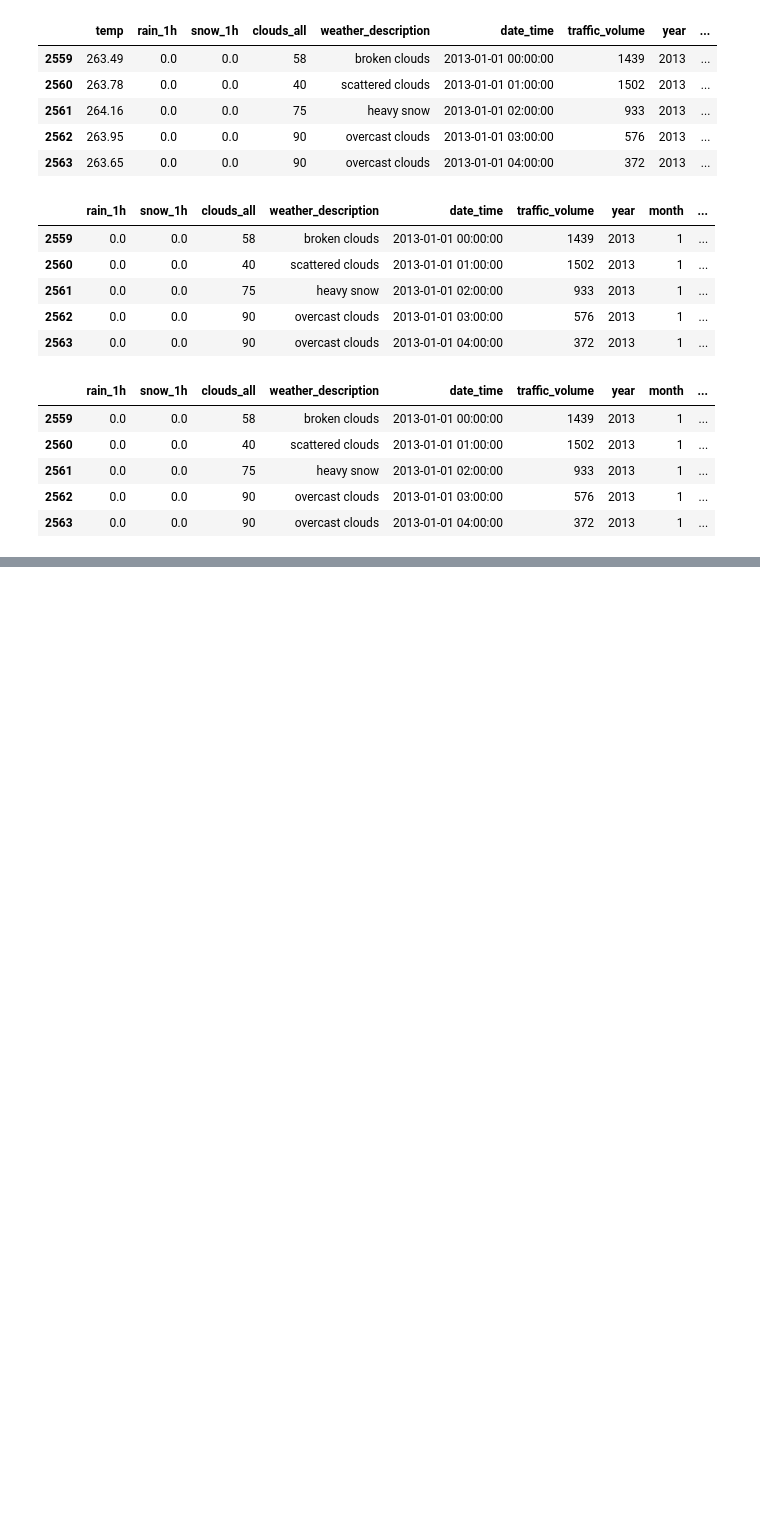
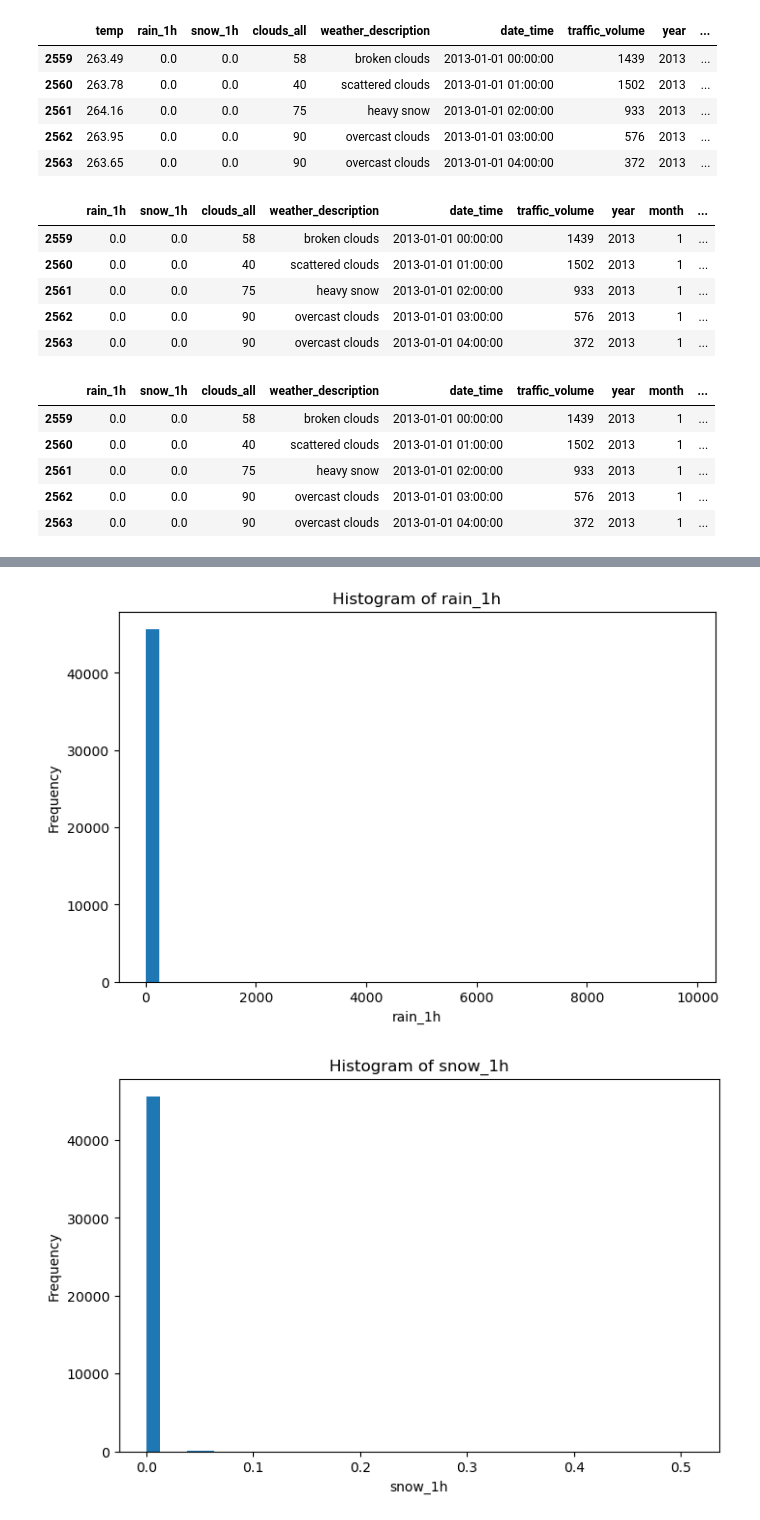
Before and after one commit to Titaniel3/ASDA_2025_Group_1_Portfolio_new, a Jupyter notebook: notebooks/week 8 DL_draft.ipynb, the cells around one changed output, grey strips where cells are left out. Drawn from its saved outputs; the diff is of its cells as text; code cells hidden in the pictures; blank space fills up the shorter version.

```diff
--- a/notebooks/week 8 DL_draft.ipynb
+++ b/notebooks/week 8 DL_draft.ipynb
@@ -249,0 +267,25 @@ df.to_excel("../datasets/travic dataset cleaned.xlsx", index=False)
+# %%
+
+
+# List of variables to visualize
+vars_to_plot = ["rain_1h", "snow_1h", "clouds_all", "temp_c"]
+
+# Histograms
+for var in vars_to_plot:
+    plt.figure(figsize=(8,5))
+    plt.hist(df[var], bins=40)
+    plt.title(f"Histogram of {var}")
+    plt.xlabel(var)
+    plt.ylabel("Frequency")
+    plt.show()
+
+# Boxplots
+for var in vars_to_plot:
+    plt.figure(figsize=(6,4))
+    plt.boxplot(df[var], vert=True)
+    plt.title(f"Boxplot of {var}")
+    plt.ylabel(var)
+    plt.show()
+# %% [output]
+[figure, added]
+[figure, added]
```
Also changed, not shown: parts of 11 cells of this notebook, 1 other file.
